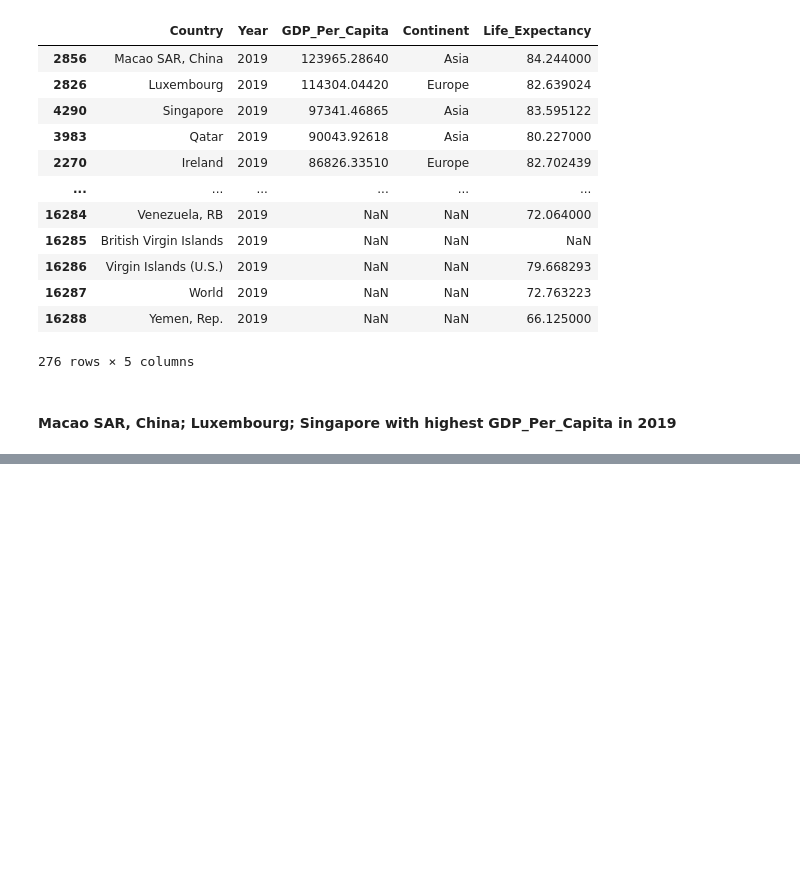
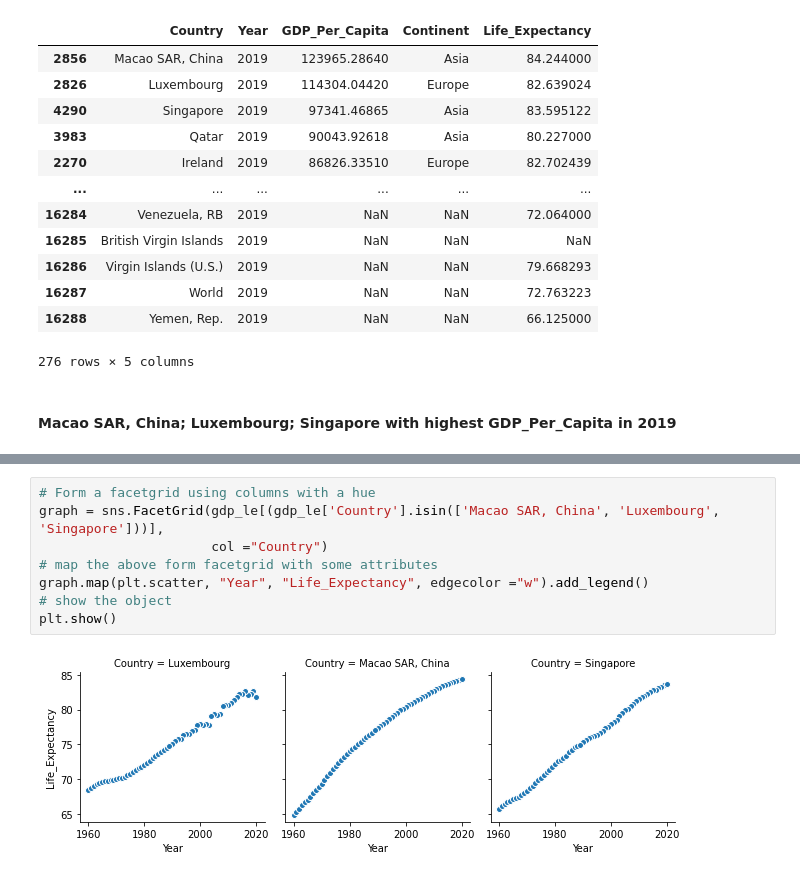
Before and after one commit to nss-data-science-cohort-6/un_data_question-smitamisra, a Jupyter notebook: notebooks/UN_Data_Exploration.ipynb, the cells around one changed output, grey strips where cells are left out. Saved outputs shown, nothing was run; the diff lists cells and outputs as text; blank space fills up the shorter version.

```diff
--- a/notebooks/UN_Data_Exploration.ipynb
+++ b/notebooks/UN_Data_Exploration.ipynb
@@ -842,0 +861,10 @@ gdp_le_2019.sort_values('GDP_Per_Capita', ascending=False)
+# %%
+# Form a facetgrid using columns with a hue
+graph = sns.FacetGrid(gdp_le[(gdp_le['Country'].isin(['Macao SAR, China', 'Luxembourg', 'Singapore']))],
+                      col ="Country")
+# map the above form facetgrid with some attributes
+graph.map(plt.scatter, "Year", "Life_Expectancy", edgecolor ="w").add_legend()
+# show the object
+plt.show()
+# %% [output]
+[figure, added]
```
Also changed, not shown: parts of 9 cells of this notebook.
